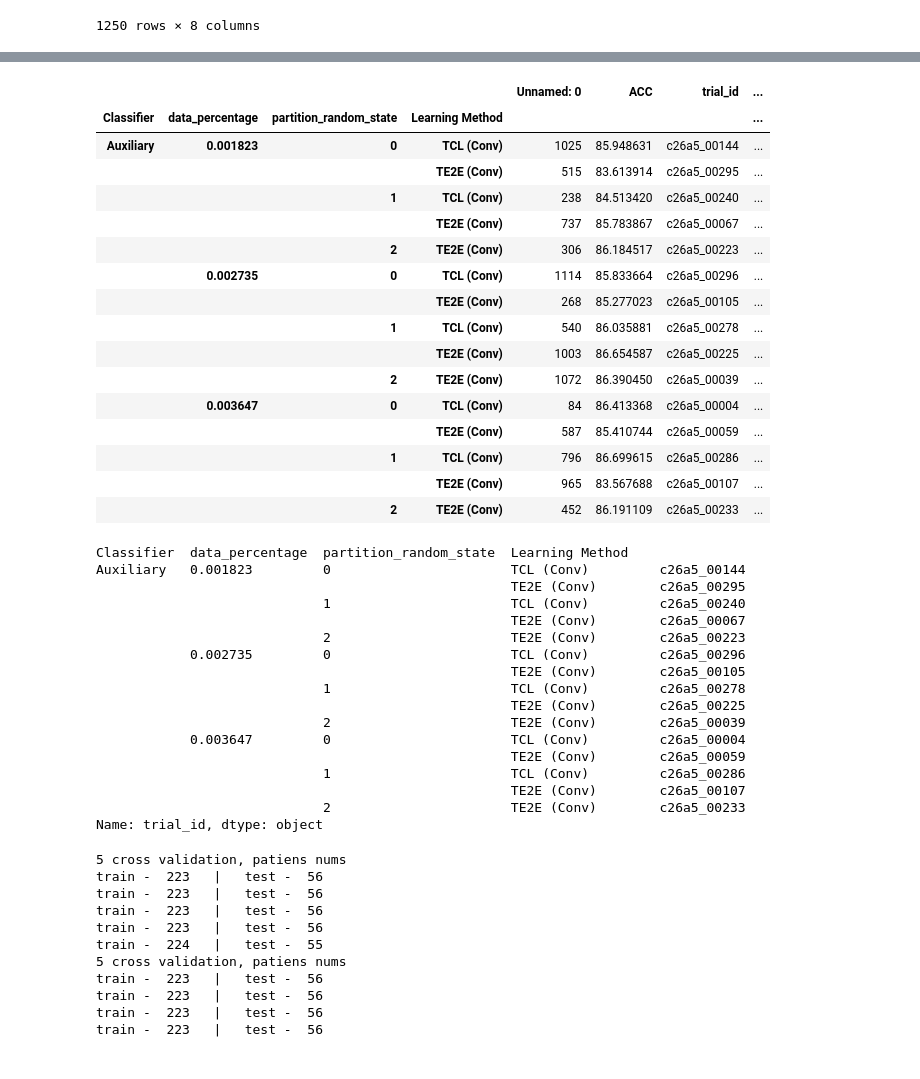
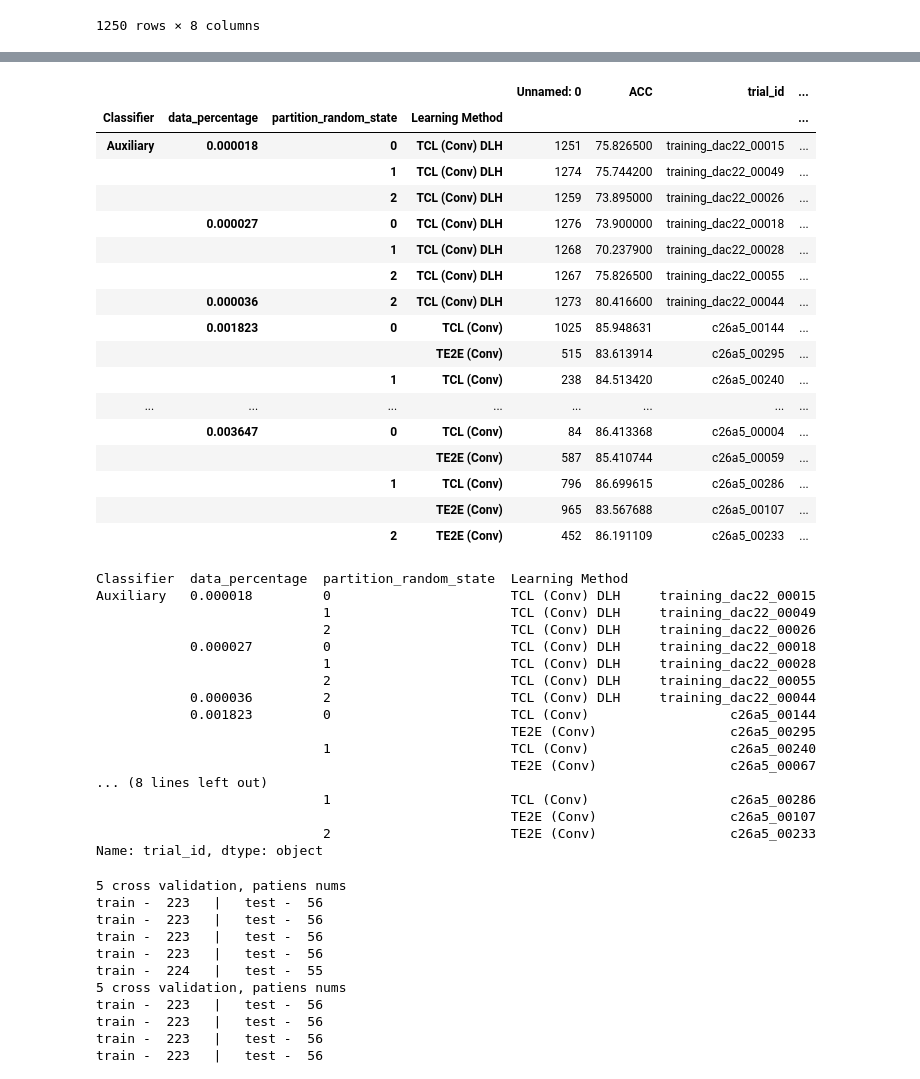
Before and after one commit to cesararevalo/cascade_transfer_learning_medical, a Jupyter notebook: draft_test_results.ipynb, the cells around one changed output, grey strips where cells are left out. Drawn from its saved outputs; the diff is of its cells as text; code cells hidden in the pictures.

```diff
--- a/draft_test_results.ipynb
+++ b/draft_test_results.ipynb
@@ -120,3 +68,6 @@ df
 | 1248 | 1248 | 80.721336 | c26a5_00296 | TCL (Conv) | 600 | 0 | 4 | ... |
 | 1249 | 1249 | 82.494247 | c26a5_00296 | TCL (Conv) | 600 | 0 | 4 | ... |
 1250 rows × 8 columns
+# %%
+draft_results = pd.read_csv('./draft_results.csv').filter(items=['Unnamed: 0', 'ACC', 'trial_id', 'Learning Method', 'Training Size', 'partition_random_state', 'currerent_fold', 'data_percentage'])
+draft_results
@@ -123,41 +92,44 @@ df
+# %%
+df = pd.concat([df, draft_results])
 # %%
 result_id_aux = []
 
 for cfold in range(5):
-    for lm in ['TE2E (Conv)', 'TCL (Conv)']:
-            for d in df.data_percentage.unique(): # datapercentage
-                try:
-                    r = df.loc[(df['currerent_fold'] == cfold)
-                                        &(df['Learning Method'] == lm)
-                               &(df['data_percentage'] == d)]
-                    result_id_aux.append(r['ACC'].idxmax())
-                except Exception as e:
-                    continue
+    for lm in ['TE2E (Conv)', 'TCL (Conv)', 'TCL (Conv) DLH']:
+        for d in df.data_percentage.unique(): # datapercentage
+            try:
+                r = df.loc[(df['currerent_fold'] == cfold)
+                                    &(df['Learning Method'] == lm)
+                           &(df['data_percentage'] == d)]
+                result_id_aux.append(r['ACC'].idxmax())
+            except Exception as e:
+                continue
 
 
 aux = df.loc[result_id_aux].copy()
 
 max_result = aux
 max_result['Training Size'] = max_result['data_percentage'].apply(lambda x: int(T_SIZE * x))
 max_result['Classifier'] = 'Aux'
 max_result = max_result.replace('Aux', 'Auxiliary')
 
 max_ = max_result.groupby(['Classifier','data_percentage'
                            , 'partition_random_state', 'Learning Method']).max()
 max_
 # %% [output]
 |  |  |  |  | Unnamed: 0 | ACC | trial_id | ... |
 | Classifier | data_percentage | partition_random_state | Learning Method |  |  |  | ... |
-| Auxiliary | 0.001823 | 0 | TCL (Conv) | 1025 | 85.948631 | c26a5_00144 | ... |
+| Auxiliary | 0.000018 | 0 | TCL (Conv) DLH | 1251 | 75.826500 | training_dac22_00015 | ... |
+|  |  | 1 | TCL (Conv) DLH | 1274 | 75.744200 | training_dac22_00049 | ... |
+|  |  | 2 | TCL (Conv) DLH | 1259 | 73.895000 | training_dac22_00026 | ... |
+|  | 0.000027 | 0 | TCL (Conv) DLH | 1276 | 73.900000 | training_dac22_00018 | ... |
+|  |  | 1 | TCL (Conv) DLH | 1268 | 70.237900 | training_dac22_00028 | ... |
+|  |  | 2 | TCL (Conv) DLH | 1267 | 75.826500 | training_dac22_00055 | ... |
+|  | 0.000036 | 2 | TCL (Conv) DLH | 1273 | 80.416600 | training_dac22_00044 | ... |
+|  | 0.001823 | 0 | TCL (Conv) | 1025 | 85.948631 | c26a5_00144 | ... |
 |  |  |  | TE2E (Conv) | 515 | 83.613914 | c26a5_00295 | ... |
 |  |  | 1 | TCL (Conv) | 238 | 84.513420 | c26a5_00240 | ... |
-|  |  |  | TE2E (Conv) | 737 | 85.783867 | c26a5_00067 | ... |
-|  |  | 2 | TE2E (Conv) | 306 | 86.184517 | c26a5_00223 | ... |
-|  | 0.002735 | 0 | TCL (Conv) | 1114 | 85.833664 | c26a5_00296 | ... |
-|  |  |  | TE2E (Conv) | 268 | 85.277023 | c26a5_00105 | ... |
-|  |  | 1 | TCL (Conv) | 540 | 86.035881 | c26a5_00278 | ... |
-|  |  |  | TE2E (Conv) | 1003 | 86.654587 | c26a5_00225 | ... |
-|  |  | 2 | TE2E (Conv) | 1072 | 86.390450 | c26a5_00039 | ... |
+| ... | ... | ... | ... | ... | ... | ... | ... |
 |  | 0.003647 | 0 | TCL (Conv) | 84 | 86.413368 | c26a5_00004 | ... |
 |  |  |  | TE2E (Conv) | 587 | 85.410744 | c26a5_00059 | ... |
 |  |  | 1 | TCL (Conv) | 796 | 86.699615 | c26a5_00286 | ... |
@@ -167,21 +139,21 @@ max_
 max_.trial_id
 # %% [output]
 Classifier  data_percentage  partition_random_state  Learning Method
-Auxiliary   0.001823         0                       TCL (Conv)         c26a5_00144
-                                                     TE2E (Conv)        c26a5_00295
-                             1                       TCL (Conv)         c26a5_00240
-                                                     TE2E (Conv)        c26a5_00067
-                             2                       TE2E (Conv)        c26a5_00223
-            0.002735         0                       TCL (Conv)         c26a5_00296
-                                                     TE2E (Conv)        c26a5_00105
-                             1                       TCL (Conv)         c26a5_00278
-                                                     TE2E (Conv)        c26a5_00225
-                             2                       TE2E (Conv)        c26a5_00039
-            0.003647         0                       TCL (Conv)         c26a5_00004
-                                                     TE2E (Conv)        c26a5_00059
-                             1                       TCL (Conv)         c26a5_00286
-                                                     TE2E (Conv)        c26a5_00107
-                             2                       TE2E (Conv)        c26a5_00233
+Auxiliary   0.000018         0                       TCL (Conv) DLH     training_dac22_00015
+                             1                       TCL (Conv) DLH     training_dac22_00049
+                             2                       TCL (Conv) DLH     training_dac22_00026
+            0.000027         0                       TCL (Conv) DLH     training_dac22_00018
+                             1                       TCL (Conv) DLH     training_dac22_00028
+                             2                       TCL (Conv) DLH     training_dac22_00055
+            0.000036         2                       TCL (Conv) DLH     training_dac22_00044
+            0.001823         0                       TCL (Conv)                  c26a5_00144
+                                                     TE2E (Conv)                 c26a5_00295
+                             1                       TCL (Conv)                  c26a5_00240
+                                                     TE2E (Conv)                 c26a5_00067
+... (8 lines left out)
+                             1                       TCL (Conv)                  c26a5_00286
+                                                     TE2E (Conv)                 c26a5_00107
+                             2                       TE2E (Conv)                 c26a5_00233
 Name: trial_id, dtype: object
 # %%
 # getting test result
```
Also changed, not shown: parts of 11 cells of this notebook.
